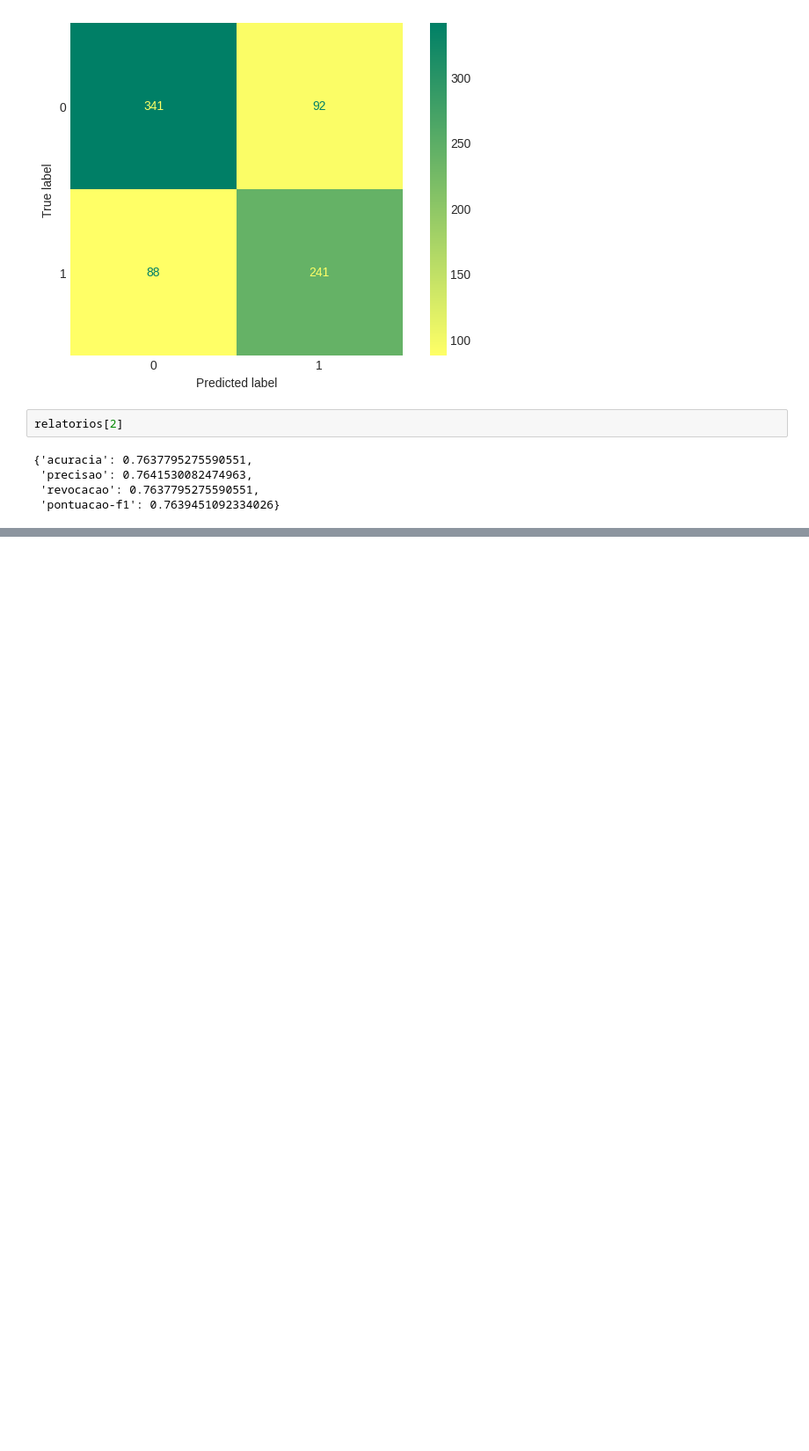
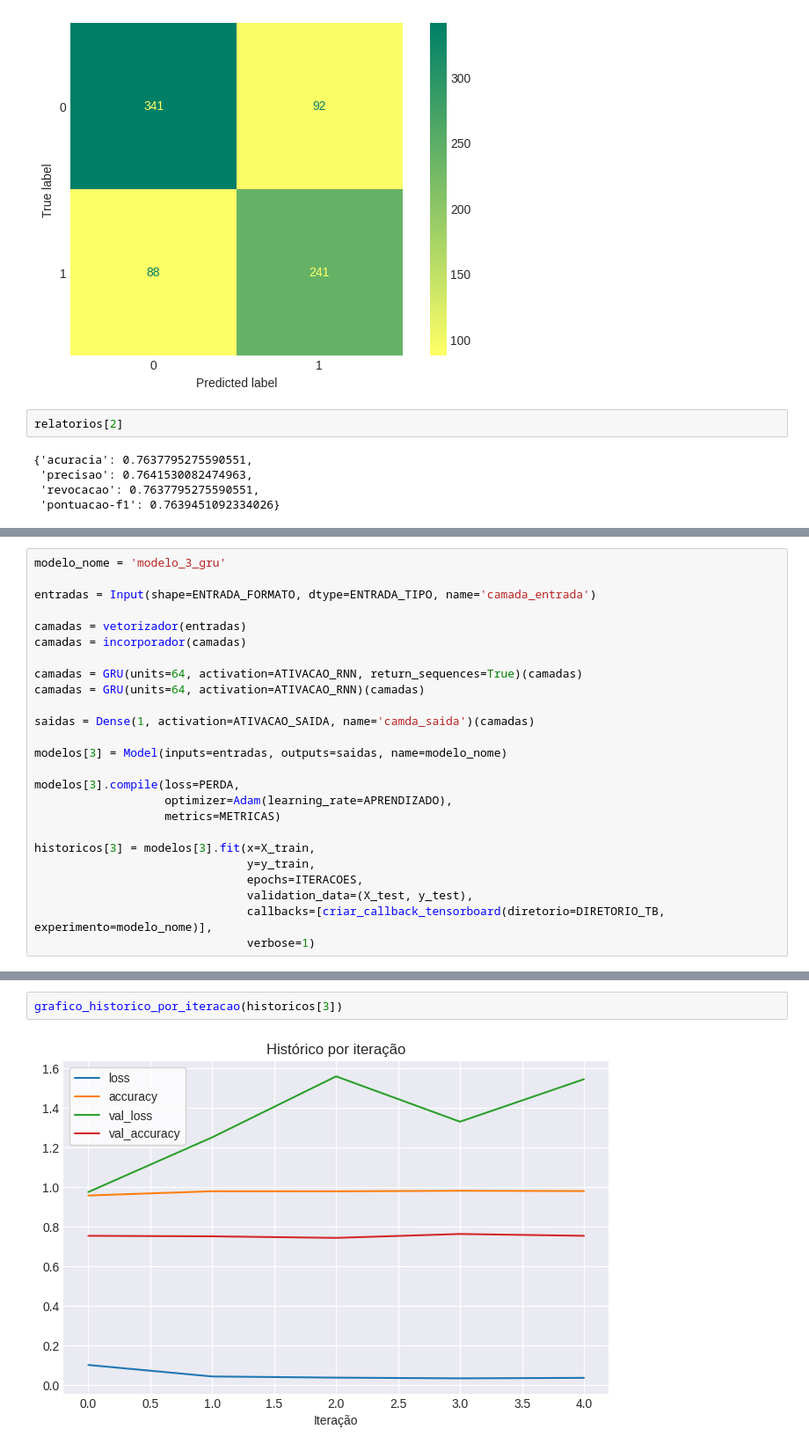
Before and after one commit to flohmannjr/tensorflow_curso, a Jupyter notebook: TensorFlow_NLP_RNN.ipynb, the cells around one changed output, grey strips where cells are left out. Shown at 88% size. Cells and saved outputs as stored; diff of their text form; blank space fills up the shorter version.

Commit message:
Add Modelo 3

```diff
--- a/TensorFlow_NLP_RNN.ipynb
+++ b/TensorFlow_NLP_RNN.ipynb
@@ -388,0 +391,25 @@ relatorios[2]
+# %%
+modelo_nome = 'modelo_3_gru'
+
+entradas = Input(shape=ENTRADA_FORMATO, dtype=ENTRADA_TIPO, name='camada_entrada')
+
+camadas = vetorizador(entradas)
+camadas = incorporador(camadas)
+
+camadas = GRU(units=64, activation=ATIVACAO_RNN, return_sequences=True)(camadas)
+camadas = GRU(units=64, activation=ATIVACAO_RNN)(camadas)
+
+saidas = Dense(1, activation=ATIVACAO_SAIDA, name='camda_saida')(camadas)
+
+modelos[3] = Model(inputs=entradas, outputs=saidas, name=modelo_nome)
+
+modelos[3].compile(loss=PERDA,
+                   optimizer=Adam(learning_rate=APRENDIZADO),
+                   metrics=METRICAS)
+
+historicos[3] = modelos[3].fit(x=X_train,
+                               y=y_train,
+                               epochs=ITERACOES,
+                               validation_data=(X_test, y_test),
+                               callbacks=[criar_callback_tensorboard(diretorio=DIRETORIO_TB, experimento=modelo_nome)],
+                               verbose=1)
@@ -388,0 +428,4 @@ relatorios[2]
+# %%
+grafico_historico_por_iteracao(historicos[3])
+# %% [output]
+[figure, added]
```
Also changed, not shown: parts of 6 cells of this notebook.
